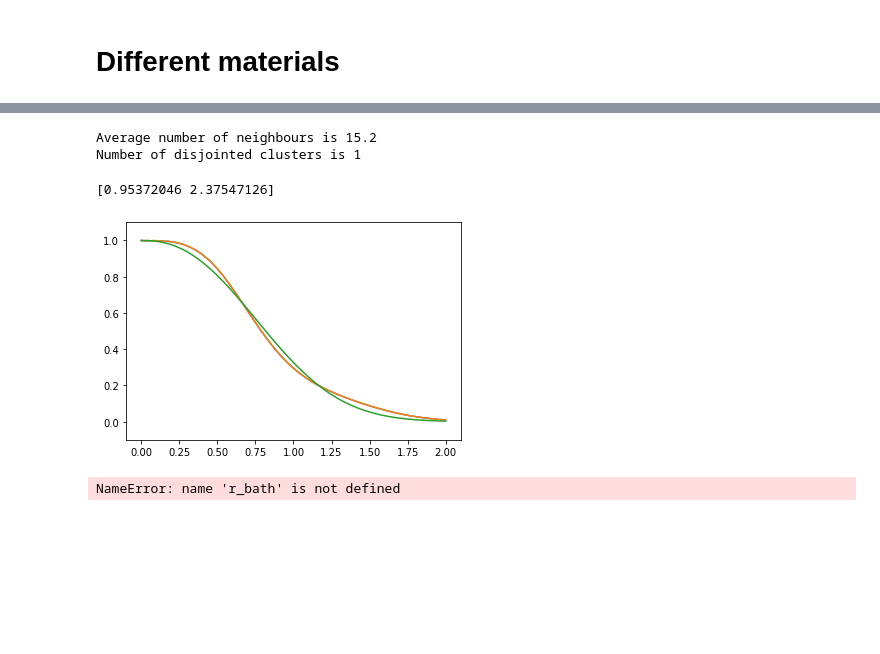
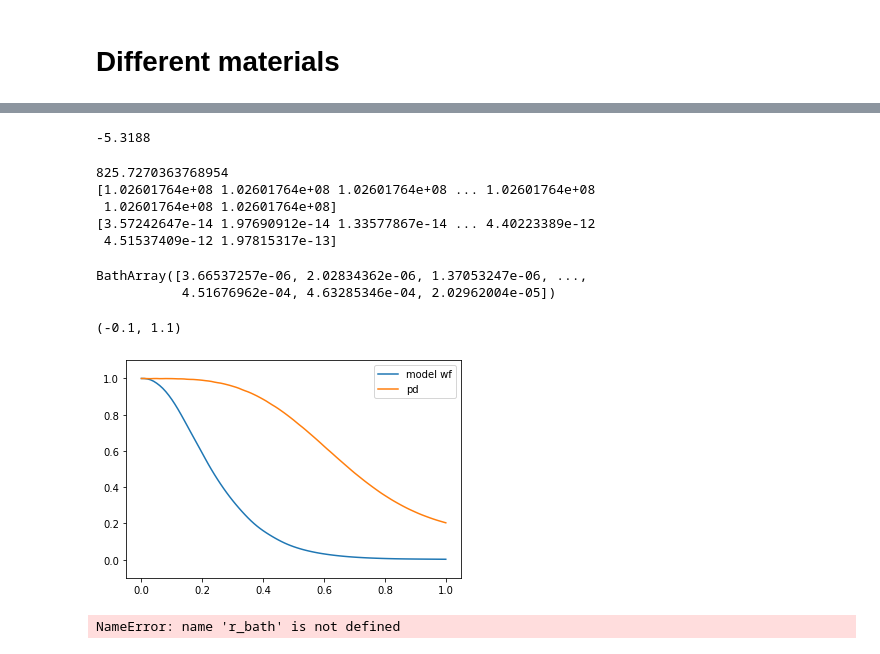
Before and after one commit to foxfixfax/PyCCE, a Jupyter notebook: examples/examples.ipynb, the cells around one changed output, grey strips where cells are left out. Drawn from its saved outputs; the diff is of its cells as text; code cells hidden in the pictures; blank space fills up the shorter version.

```diff
--- a/examples/examples.ipynb
+++ b/examples/examples.ipynb
@@ -93,12 +101,13 @@ print(p)
 # Different materials
 # %%
 si_ase = ase.io.read('si.cif')
-si = pc.bath.NSpinCell.from_ase_Atoms(si_ase)
+si = pc.bath.BathCell.from_ase(si_ase)
 si.add_isotopes(('29Si', 0.047))
 si.zdir = [1, 1, 1]
 vc_uc = [0.5, 0.5, 0.5]
 vc = si.to_cartesian(vc_uc)
 atoms = si.gen_supercell(200, remove=('Si', vc_uc))
+atoms['xyz'] -= vc
 # %%
 volume = si.cell[:, 0].dot(np.cross(si.cell[:, 1], si.cell[:, 2]))
 print(volume)
@@ -117,32 +144,59 @@ print(si.atoms['Si'].__len__()/volume)
+# %%
+atoms.from_point_dipole(np.array([0,0,0]))
+atoms['A'][atoms.dist() < n*a] = 0
+# for a in atoms:
+#     a['A']+= np.eye(3)* contact_si(a['xyz'], atoms.types['29Si'].gyro)
+atoms['A'] += np.eye(3)[np.newaxis,:,:] * contact_si(atoms['xyz'].T, atoms.types['29Si'].gyro)[:,np.newaxis, np.newaxis]
+# %%
+atoms.types['29Si'].gyro
+# %% [output]
+-5.3188
+# %%
+print(atoms['A'].max())
+contact_si(atoms['xyz'].T, atoms.gyro)
+# %% [output]
+825.7270363768954
+[1.02601764e+08 1.02601764e+08 1.02601764e+08 ... 1.02601764e+08
+ 1.02601764e+08 1.02601764e+08]
+[3.57242647e-14 1.97690912e-14 1.33577867e-14 ... 4.40223389e-12
+ 4.51537409e-12 1.97815317e-13]
+BathArray([3.66537257e-06, 2.02834362e-06, 1.37053247e-06, ...,
+           4.51676962e-04, 4.63285346e-04, 2.02962004e-05])
 # %%
 r_bath = 60
-r_dipole = 12
+r_dipole = 10
 order = 2
 
 N = 1
-timespace = np.linspace(0, 2, 101)
-B = np.array([0, 5000, 0])
+timespace = np.linspace(0, 1, 101)
+B = np.array([0, 0, 5000])
 Lsi = 0
-for i in range(1):
-    calc = pc.Simulator(1/2, vc, [1,0], [0,1], bath_spins=atoms,
+for i in range(10):
+    calc = pc.Simulator(1/2, [0,0,0], [1,0], [0,1], bath=atoms, hyperfine=None,
                         r_bath=r_bath, r_dipole=r_dipole, order=order)
     Lsi += calc.compute_coherence(timespace, B, N, as_delay=False)
 Lsi /= i + 1
-# %% [output]
-Average number of neighbours is 15.2
-Number of disjointed clusters is 1
+# %%
+Lpd = 0
+for i in range(10):
+    calc = pc.Simulator(1/2, [0,0,0], [1,0], [0,1], bath=atoms, hyperfine='pd',
+                        r_bath=r_bath, r_dipole=r_dipole, order=order)
+    Lpd += calc.compute_coherence(timespace, B, N, as_delay=False)
+Lpd /= i + 1
 # %%
-plt.plot(timespace, Lsi)
+# plt.plot(timespace, Lsi)
 l = Lsi.real
 c = l <= 1.1
-plt.plot(timespace[c], l[c])
+plt.plot(timespace, Lsi, label='model wf')
+plt.plot(timespace, Lpd, label='pd')
+plt.legend()
 plt.ylim(-0.1, 1.1)
-f, p = newt2_fit(timespace[c], l[c], r=6)
-plt.plot(timespace[c], f(timespace[c], *p))
-print(p)
+# f, p = newt2_fit(timespace, Lsi, r=6)
+# plt.plot(timespace[c], f(timespace[c], *p))
+# print(p)
 # %% [output]
-[0.95372046 2.37547126]
+(-0.1, 1.1)
-[figure, old version]
+[figure, new version]
 # %%
 llist = []
 B = np.array([5000, 0, 0])
```
Also changed, not shown: parts of 7 cells of this notebook, 15 other files.
